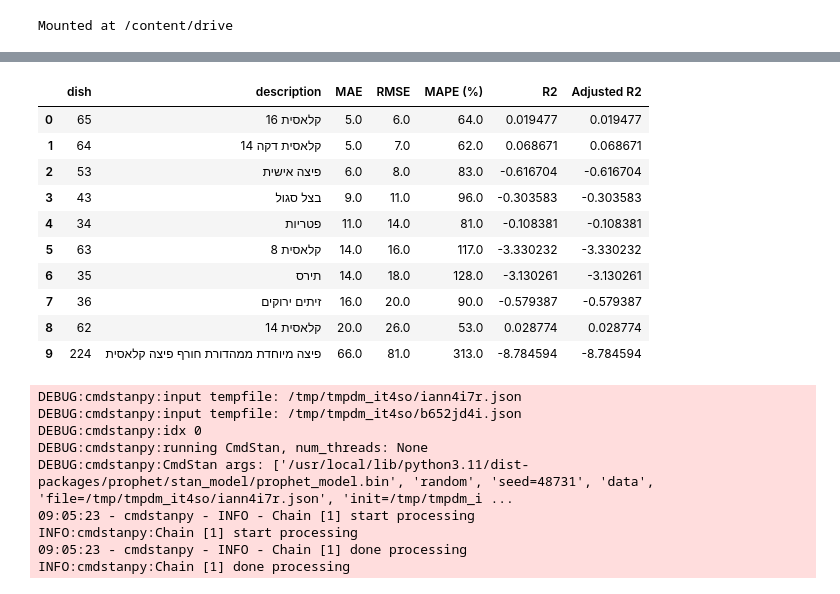
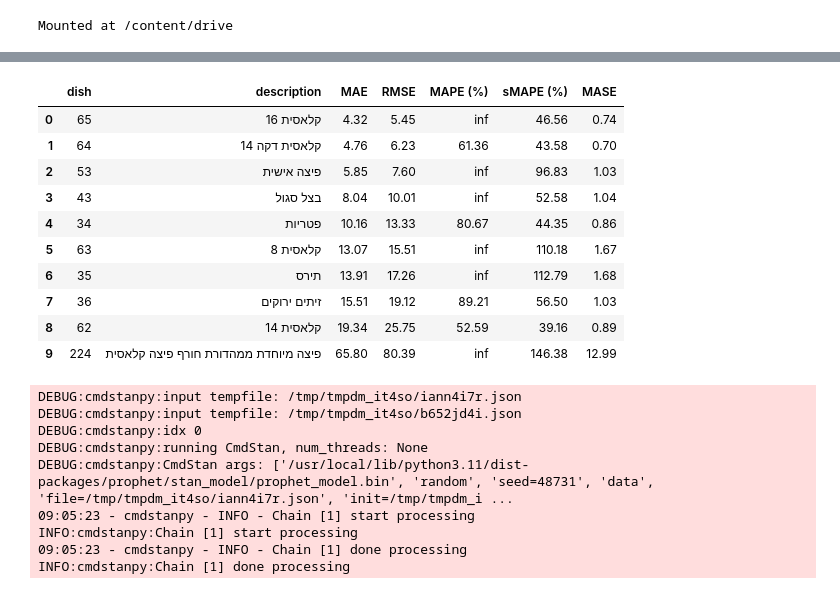
Before and after one commit to Edenshmuel/PapaJohns_Data_Science_Project, a Jupyter notebook: Prophet.ipynb, the cells around one changed output, grey strips where cells are left out. Cells and saved outputs as stored; diff of their text form; code cells hidden in the pictures.

```diff
--- a/Prophet.ipynb
+++ b/Prophet.ipynb
@@ -49,6 +49,24 @@ df['Date'] = pd.to_datetime(df['Date'])
 mapping_df = pd.read_csv('/content/drive/MyDrive/desc_encoding_map.csv')
 mapping_df = mapping_df.rename(columns={'Unnamed: 0': 'description', 'code': 'dish'})
 # %%
+from sklearn.metrics import mean_absolute_error, mean_squared_error
+import numpy as np
+from tqdm import tqdm
+from prophet import Prophet
+
+# Función sMAPE
+def smape(y_true, y_pred):
+    denominator = (np.abs(y_true) + np.abs(y_pred)) / 2
+    diff = np.abs(y_true - y_pred) / denominator
+    return np.mean(diff) * 100
+
+# Función MASE
+def mase(training_series, test_series, prediction_series):
+    n = training_series.shape[0]
+    d = np.abs(np.diff(training_series)).sum() / (n - 1)
+    errors = np.abs(test_series - prediction_series)
+    return errors.mean() / d if d != 0 else np.nan
+
 # Top 10 most sold dishes
 top_dishes = df.groupby('clean_desc_encoded')['כמות'].sum().sort_values(ascending=False).head(10).index.tolist()
 
@@ -79,41 +97,39 @@ for dish in tqdm(top_dishes):
         common_dates = test['ds'][test['ds'].isin(forecast['ds'])]
         pred = forecast.set_index('ds').loc[common_dates, 'yhat'].values
         test_y = test.set_index('ds').loc[common_dates, 'y'].values
+        train_y = train['y'].values
 
         # Metrics
         mae = mean_absolute_error(test_y, pred)
         rmse = np.sqrt(mean_squared_error(test_y, pred))
-        r2 = r2_score(test_y, pred)
-        n = len(test_y)
-        p = 0  # Prophet doesn’t use explicit regressors here
-        adj_r2 = 1 - (1 - r2) * ((n - 1) / (n - p - 1))
-
-        mask = test_y > 0
-        mape = np.mean(np.abs((test_y[mask] - pred[mask]) / test_y[mask])) * 100 if mask.sum() > 0 else np.nan
+        mape = np.mean(np.abs((test_y - pred) / test_y)) * 100 if np.any(test_y > 0) else np.nan
+        smape_val = smape(test_y, pred)
+        mase_val = mase(train_y, test_y, pred)
 
         prophet_results.append({
             'dish': dish,
-            'MAE': np.ceil(mae),
-            'RMSE': np.ceil(rmse),
-            'MAPE (%)': np.ceil(mape),
-            'R2': r2,
-            'Adjusted R2': adj_r2
+            'MAE': round(mae, 2),
+            'RMSE': round(rmse, 2),
+            'MAPE (%)': round(mape, 2),
+            'sMAPE (%)': round(smape_val, 2),
+            'MASE': round(mase_val, 2)
         })
 
     except Exception as e:
-        print(f"❌ Error en dish {dish}: {e}")
+        print(f"❌ Error in dish {dish}: {e}")
         prophet_results.append({
             'dish': dish,
             'MAE': np.nan,
             'RMSE': np.nan,
             'MAPE (%)': np.nan,
-            'R2': np.nan,
-            'Adjusted R2': np.nan
+            'sMAPE (%)': np.nan,
+            'MASE': np.nan
         })
 
 # Final table with dish names
 results_df = pd.DataFrame(prophet_results)
 results_df = results_df.merge(mapping_df, on='dish', how='left')
-results_df = results_df[['dish', 'description', 'MAE', 'RMSE', 'MAPE (%)', 'R2', 'Adjusted R2']].sort_values('RMSE').reset_index(drop=True)
+results_df = results_df[['dish', 'description', 'MAE', 'RMSE', 'MAPE (%)', 'sMAPE (%)', 'MASE']]
+results_df = results_df.sort_values('RMSE').reset_index(drop=True)
 results_df
 # %% [output]
@@ -136,15 +152,15 @@ INFO:cmdstanpy:Chain [1] start processing
 INFO:cmdstanpy:Chain [1] done processing
-|  | dish | description | MAE | RMSE | MAPE (%) | R2 | Adjusted R2 |
-| 0 | 65 | קלאסית 16 | 5.0 | 6.0 | 64.0 | 0.019477 | 0.019477 |
-| 1 | 64 | קלאסית דקה 14 | 5.0 | 7.0 | 62.0 | 0.068671 | 0.068671 |
-| 2 | 53 | פיצה אישית | 6.0 | 8.0 | 83.0 | -0.616704 | -0.616704 |
-| 3 | 43 | בצל סגול | 9.0 | 11.0 | 96.0 | -0.303583 | -0.303583 |
-| 4 | 34 | פטריות | 11.0 | 14.0 | 81.0 | -0.108381 | -0.108381 |
-| 5 | 63 | קלאסית 8 | 14.0 | 16.0 | 117.0 | -3.330232 | -3.330232 |
-| 6 | 35 | תירס | 14.0 | 18.0 | 128.0 | -3.130261 | -3.130261 |
-| 7 | 36 | זיתים ירוקים | 16.0 | 20.0 | 90.0 | -0.579387 | -0.579387 |
-| 8 | 62 | קלאסית 14 | 20.0 | 26.0 | 53.0 | 0.028774 | 0.028774 |
-| 9 | 224 | פיצה מיוחדת ממהדורת חורף פיצה קלאסית | 66.0 | 81.0 | 313.0 | -8.784594 | -8.784594 |
+|  | dish | description | MAE | RMSE | MAPE (%) | sMAPE (%) | MASE |
+| 0 | 65 | קלאסית 16 | 4.32 | 5.45 | inf | 46.56 | 0.74 |
+| 1 | 64 | קלאסית דקה 14 | 4.76 | 6.23 | 61.36 | 43.58 | 0.70 |
+| 2 | 53 | פיצה אישית | 5.85 | 7.60 | inf | 96.83 | 1.03 |
+| 3 | 43 | בצל סגול | 8.04 | 10.01 | inf | 52.58 | 1.04 |
+| 4 | 34 | פטריות | 10.16 | 13.33 | 80.67 | 44.35 | 0.86 |
+| 5 | 63 | קלאסית 8 | 13.07 | 15.51 | inf | 110.18 | 1.67 |
+| 6 | 35 | תירס | 13.91 | 17.26 | inf | 112.79 | 1.68 |
+| 7 | 36 | זיתים ירוקים | 15.51 | 19.12 | 89.21 | 56.50 | 1.03 |
+| 8 | 62 | קלאסית 14 | 19.34 | 25.75 | 52.59 | 39.16 | 0.89 |
+| 9 | 224 | פיצה מיוחדת ממהדורת חורף פיצה קלאסית | 65.80 | 80.39 | inf | 146.38 | 12.99 |
 # %%
 # 🔍 Plato con menor RMSE
 best_dish = results_df.iloc[0]['dish']
```
Also changed, not shown: parts of 1 cell of this notebook.
